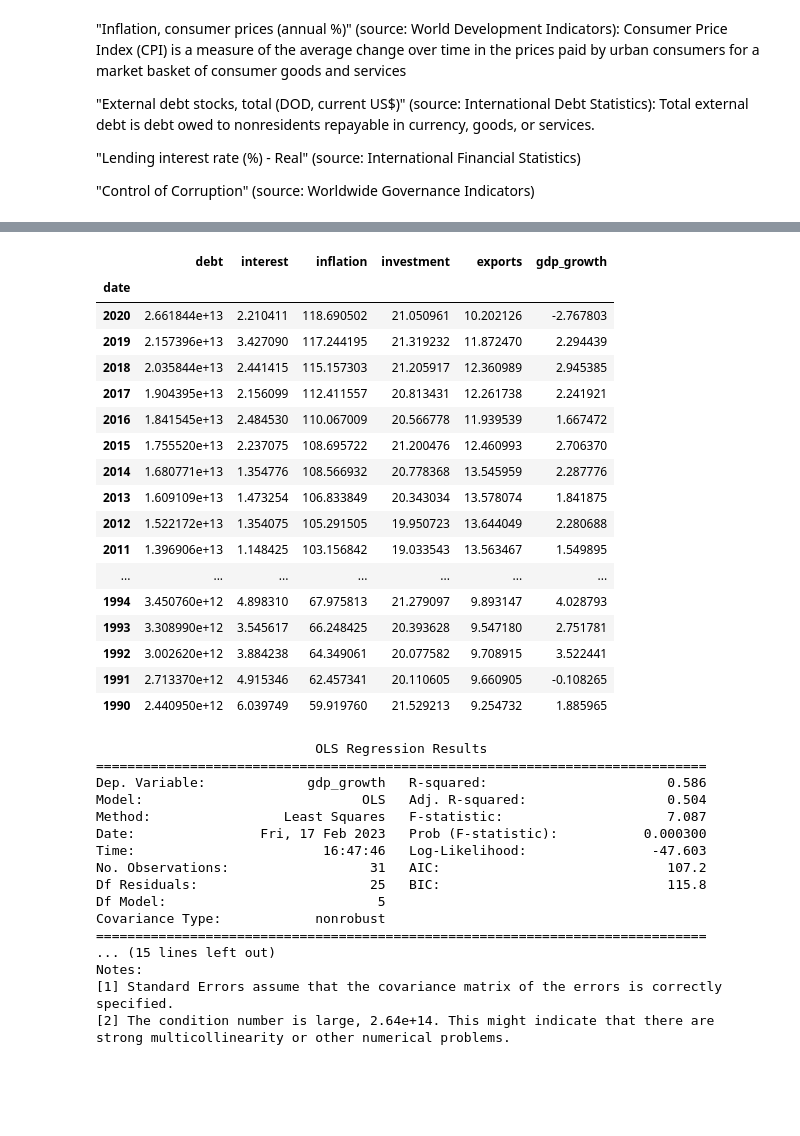
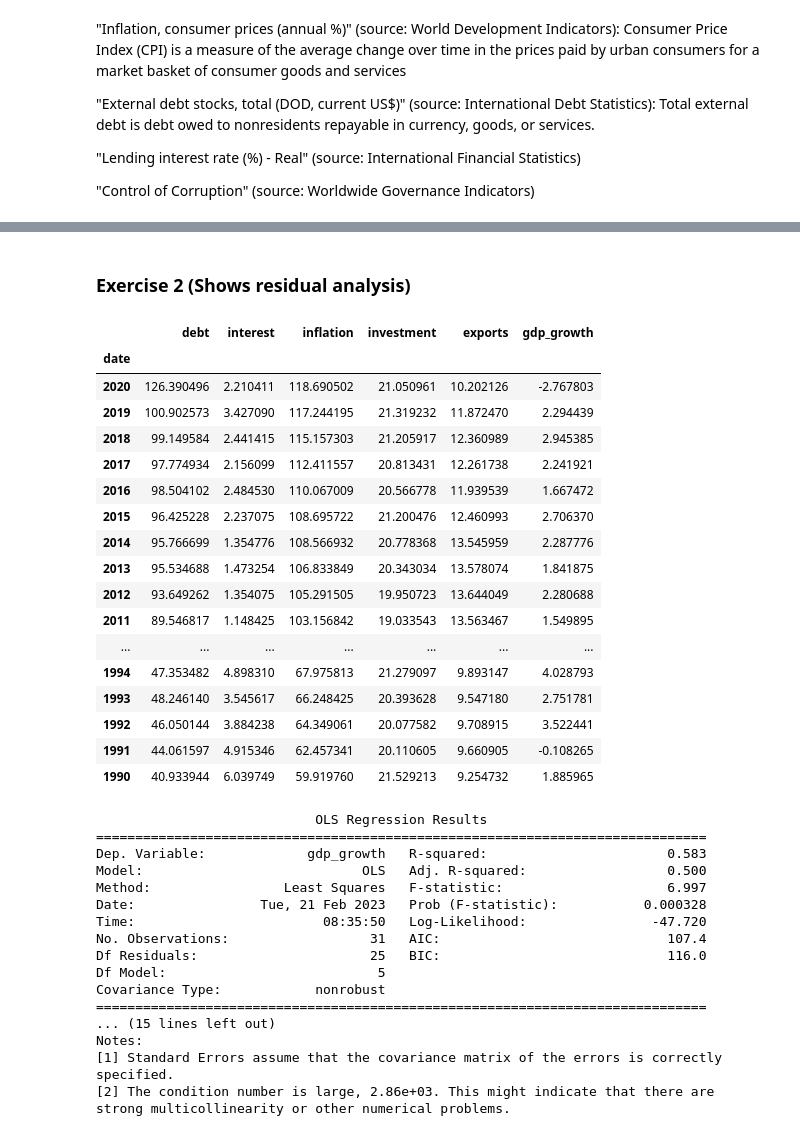
Before and after one commit to Bonorinoa/Entangled-Mind, a Jupyter notebook: OLS/Econometrics_Python_OLS.ipynb, the cells around one changed output, grey strips where cells are left out. Saved outputs shown, nothing was run; the diff lists cells and outputs as text; code cells hidden in the pictures; blank space fills up the shorter version.

```diff
--- a/OLS/Econometrics_Python_OLS.ipynb
+++ b/OLS/Econometrics_Python_OLS.ipynb
@@ -55,0 +108,21 @@ UNEMPSA_       Unemployment rate,Percent,,,
+# %%
+hic_countries = [i['id'] for i in wbdata.get_country(incomelevel='HIC')]
+umc_countries = [i['id'] for i in wbdata.get_country(incomelevel='UMC')]
+
+data_date = datetime.datetime(2018, 1, 1), datetime.datetime(2018, 12, 31)
+
+indicators = {
+    'GC.DOD.TOTL.GD.ZS': 'debt_gdp_ratio', # Central government debt, total (% of GDP)
+    'GE.EST': 'gov_effectiveness', # Government Effectiveness: Estimate
+    'FP.CPI.TOTL': 'inflation', # Inflation, consumer prices (annual %)
+    'SE.XPD.TOTL.GD.ZS': 'public_investment', # Government expenditure on education, total (% of GDP)
+    'EN.ATM.CO2E.PP.GD': 'co2_emission', #CO2 emissions (kg per PPP $ of GDP)
+    'NY.GDP.MKTP.KD.ZG': 'gdp_growth' # GDP growth (annual %)
+}
+
+df_hic = wbdata.get_dataframe(indicators, country=hic_countries, data_date=data_date , convert_date=True)
+df_umc = wbdata.get_dataframe(indicators, country=umc_countries, data_date=data_date , convert_date=True)
+
+# drop countries with missing data
+df_hic = df_hic.dropna()
+df_umc = df_umc.dropna()
@@ -56,46 +387,48 @@ UNEMPSA_       Unemployment rate,Percent,,,
+# %% [markdown]
+### Exercise 2 (Shows residual analysis)
 # %%
 import pandas as pd
 import wbdata
 
 def get_data(indicators, countries, start_year, end_year):
     data_dates = (pd.to_datetime(start_year, format='%Y'), pd.to_datetime(end_year, format='%Y'))
     serieses = []
     for indicator, name in indicators.items():
         series = wbdata.get_series(indicator, country=countries, data_date=data_dates)
         serieses.append(pd.Series(series, name=name))
     return pd.concat(serieses, axis=1)
 
 
 indicators = {
-    'GC.DOD.TOTL.CN': 'debt',
+    'GC.DOD.TOTL.GD.ZS': 'debt', # Central government debt, total (% of GDP)
     'FR.INR.RINR': 'interest',
     'FP.CPI.TOTL': 'inflation',
     'NE.GDI.TOTL.ZS': 'investment',
     'NE.EXP.GNFS.ZS': 'exports',
     'NY.GDP.MKTP.KD.ZG': 'gdp_growth'
 }
 
 data = get_data(indicators, ['USA'], '1990', '2020')
 data
 # %% [output]
 |  | debt | interest | inflation | investment | exports | gdp_growth |
 | date |  |  |  |  |  |  |
-| 2020 | 2.661844e+13 | 2.210411 | 118.690502 | 21.050961 | 10.202126 | -2.767803 |
-| 2019 | 2.157396e+13 | 3.427090 | 117.244195 | 21.319232 | 11.872470 | 2.294439 |
-| 2018 | 2.035844e+13 | 2.441415 | 115.157303 | 21.205917 | 12.360989 | 2.945385 |
-| 2017 | 1.904395e+13 | 2.156099 | 112.411557 | 20.813431 | 12.261738 | 2.241921 |
-| 2016 | 1.841545e+13 | 2.484530 | 110.067009 | 20.566778 | 11.939539 | 1.667472 |
-| 2015 | 1.755520e+13 | 2.237075 | 108.695722 | 21.200476 | 12.460993 | 2.706370 |
-| 2014 | 1.680771e+13 | 1.354776 | 108.566932 | 20.778368 | 13.545959 | 2.287776 |
-| 2013 | 1.609109e+13 | 1.473254 | 106.833849 | 20.343034 | 13.578074 | 1.841875 |
-| 2012 | 1.522172e+13 | 1.354075 | 105.291505 | 19.950723 | 13.644049 | 2.280688 |
-| 2011 | 1.396906e+13 | 1.148425 | 103.156842 | 19.033543 | 13.563467 | 1.549895 |
+| 2020 | 126.390496 | 2.210411 | 118.690502 | 21.050961 | 10.202126 | -2.767803 |
+| 2019 | 100.902573 | 3.427090 | 117.244195 | 21.319232 | 11.872470 | 2.294439 |
+| 2018 | 99.149584 | 2.441415 | 115.157303 | 21.205917 | 12.360989 | 2.945385 |
+| 2017 | 97.774934 | 2.156099 | 112.411557 | 20.813431 | 12.261738 | 2.241921 |
+| 2016 | 98.504102 | 2.484530 | 110.067009 | 20.566778 | 11.939539 | 1.667472 |
+| 2015 | 96.425228 | 2.237075 | 108.695722 | 21.200476 | 12.460993 | 2.706370 |
+| 2014 | 95.766699 | 1.354776 | 108.566932 | 20.778368 | 13.545959 | 2.287776 |
+| 2013 | 95.534688 | 1.473254 | 106.833849 | 20.343034 | 13.578074 | 1.841875 |
+| 2012 | 93.649262 | 1.354075 | 105.291505 | 19.950723 | 13.644049 | 2.280688 |
+| 2011 | 89.546817 | 1.148425 | 103.156842 | 19.033543 | 13.563467 | 1.549895 |
 | ... | ... | ... | ... | ... | ... | ... |
-| 1994 | 3.450760e+12 | 4.898310 | 67.975813 | 21.279097 | 9.893147 | 4.028793 |
-| 1993 | 3.308990e+12 | 3.545617 | 66.248425 | 20.393628 | 9.547180 | 2.751781 |
-| 1992 | 3.002620e+12 | 3.884238 | 64.349061 | 20.077582 | 9.708915 | 3.522441 |
-| 1991 | 2.713370e+12 | 4.915346 | 62.457341 | 20.110605 | 9.660905 | -0.108265 |
-| 1990 | 2.440950e+12 | 6.039749 | 59.919760 | 21.529213 | 9.254732 | 1.885965 |
+| 1994 | 47.353482 | 4.898310 | 67.975813 | 21.279097 | 9.893147 | 4.028793 |
+| 1993 | 48.246140 | 3.545617 | 66.248425 | 20.393628 | 9.547180 | 2.751781 |
+| 1992 | 46.050144 | 3.884238 | 64.349061 | 20.077582 | 9.708915 | 3.522441 |
+| 1991 | 44.061597 | 4.915346 | 62.457341 | 20.110605 | 9.660905 | -0.108265 |
+| 1990 | 40.933944 | 6.039749 | 59.919760 | 21.529213 | 9.254732 | 1.885965 |
 # %%
 import statsmodels.api as sm
 
@@ -109,20 +442,20 @@ print(ols_model('gdp_growth', ['interest', 'inflation', 'investment', 'exports',
 # %% [output]
                             OLS Regression Results
 ==============================================================================
-Dep. Variable:             gdp_growth   R-squared:                       0.586
-Model:                            OLS   Adj. R-squared:                  0.504
-Method:                 Least Squares   F-statistic:                     7.087
-Date:                Fri, 17 Feb 2023   Prob (F-statistic):           0.000300
-Time:                        16:47:46   Log-Likelihood:                -47.603
-No. Observations:                  31   AIC:                             107.2
-Df Residuals:                      25   BIC:                             115.8
+Dep. Variable:             gdp_growth   R-squared:                       0.583
+Model:                            OLS   Adj. R-squared:                  0.500
+Method:                 Least Squares   F-statistic:                     6.997
+Date:                Tue, 21 Feb 2023   Prob (F-statistic):           0.000328
+Time:                        08:35:50   Log-Likelihood:                -47.720
+No. Observations:                  31   AIC:                             107.4
+Df Residuals:                      25   BIC:                             116.0
 Df Model:                           5
 Covariance Type:            nonrobust
 ==============================================================================
 ... (15 lines left out)
 Notes:
 [1] Standard Errors assume that the covariance matrix of the errors is correctly specified.
-[2] The condition number is large, 2.64e+14. This might indicate that there are
+[2] The condition number is large, 2.86e+03. This might indicate that there are
 strong multicollinearity or other numerical problems.
 # %%
 print(ols_model('gdp_growth', ['interest', 'inflation', 'investment', 'exports']))
```
Also changed, not shown: parts of 21 cells of this notebook.
